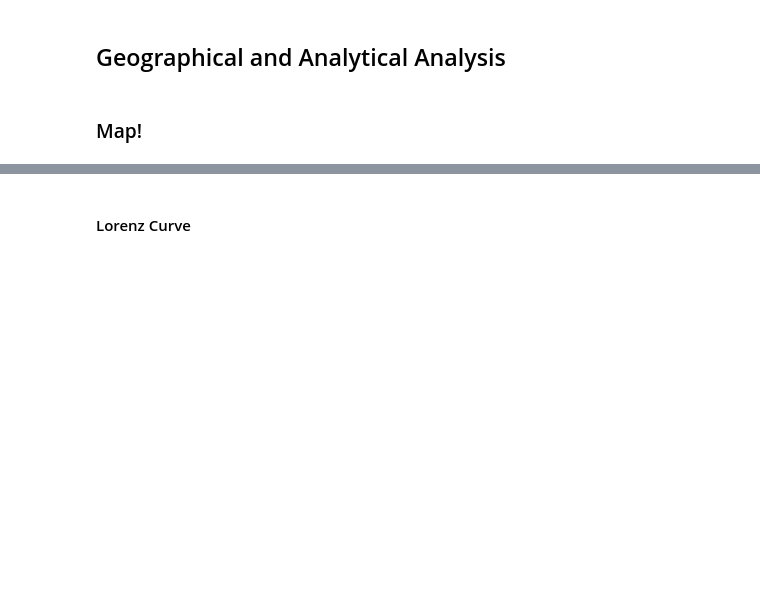
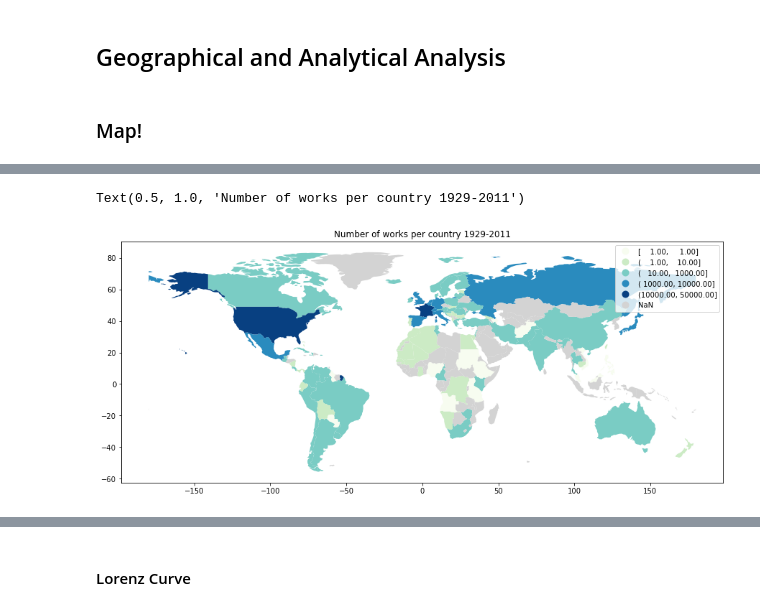
Before and after one commit to emily-oconnell/diversity-in-art-museums, a Jupyter notebook: n.ipynb, the cells around one changed output, grey strips where cells are left out. Cells and saved outputs as stored; diff of their text form; code cells hidden in the pictures; blank space fills up the shorter version.

```diff
--- a/n.ipynb
+++ b/n.ipynb
@@ -441,3 +454,2 @@ NameError: name 'gpd' is not defined
 # %%
-nationalty_to_country = pd.read_csv("demonyms.csv")
-set(names_dates_moma.Nationality.unique()) - set(nationalty_to_country["Nationality"])
+demonyms = pd.read_csv("demonyms.csv")
@@ -497,0 +458,24 @@ new_map
+# %%
+# merge the MoMA data with the demonyms data to pair the appropriate country with each nationality
+moma_nationalities = pd.merge(demonyms, names_dates_moma, on="Nationality", how='inner')
+# %%
+# all works before 2012
+before_2012 = moma_nationalities[moma_nationalities["acquisitionYear"] <2012]
+
+#get counts of the number of works from each country
+count = before_2012["name"].value_counts().astype(int).to_frame().reset_index()
+count = count.rename({"index": "name", "name": "count"}, axis=1)
+
+#merge this with the geographic data to graph it and to fill in NaNs for countries not in MoMA
+map_pre_2012 = pd.merge(world, count, how="left", on="name")
+# %%
+# Plot the pre-2012 Map!
+
+ax1= map_pre_2012.plot(column='count', cmap =
+                                'GnBu', figsize=(15,9),
+                                  k=5, legend =
+                                  True, missing_kwds={'color': 'lightgray'}, scheme="User_Defined", classification_kwds=dict(bins=[1,10,1000,10000,50000],))
+ax1.set_title("Number of works per country 1929-2011")
+# %% [output]
+Text(0.5, 1.0, 'Number of works per country 1929-2011')
+[figure, added]
```
Also changed, not shown: parts of 31 cells of this notebook.
